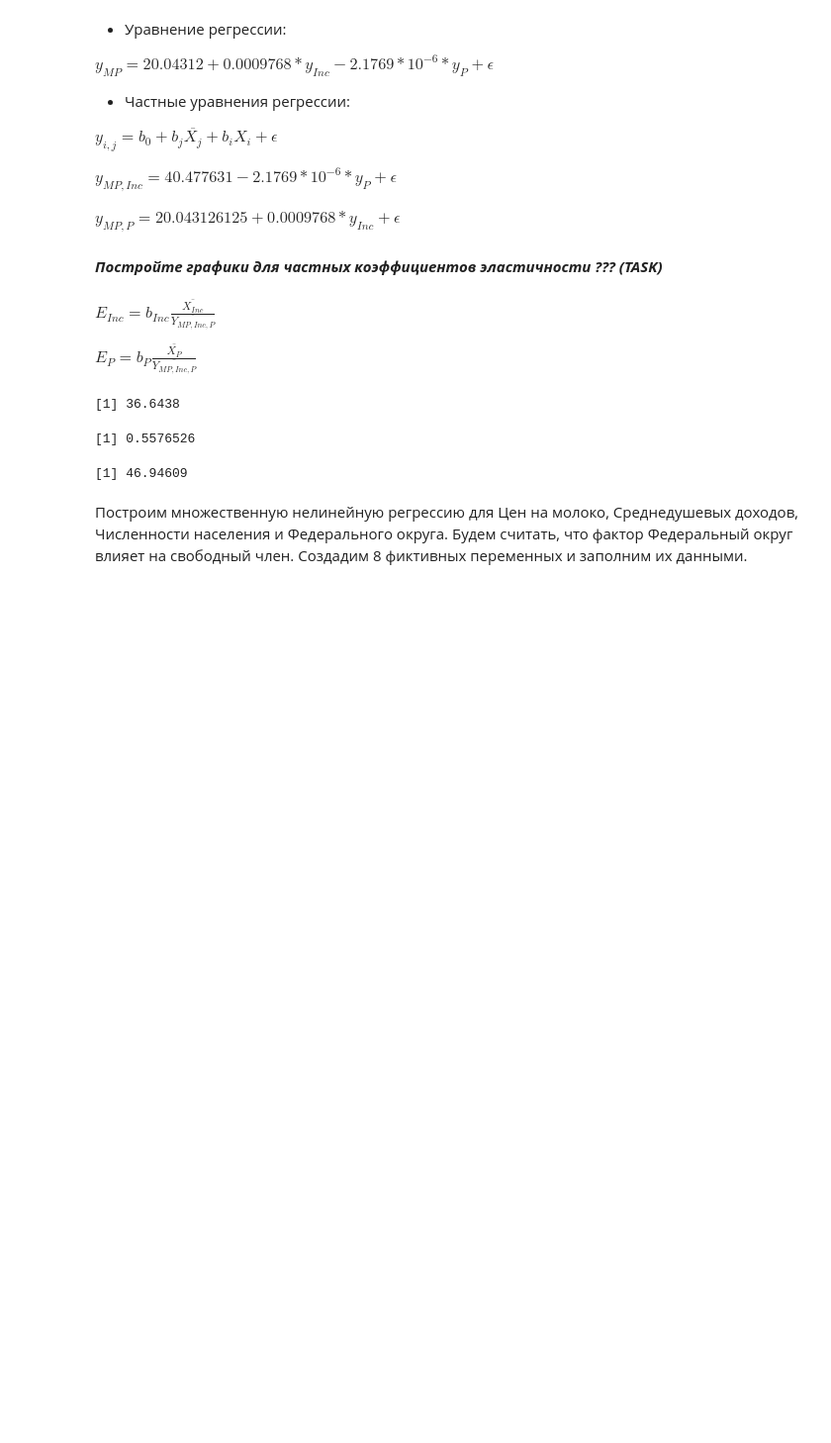
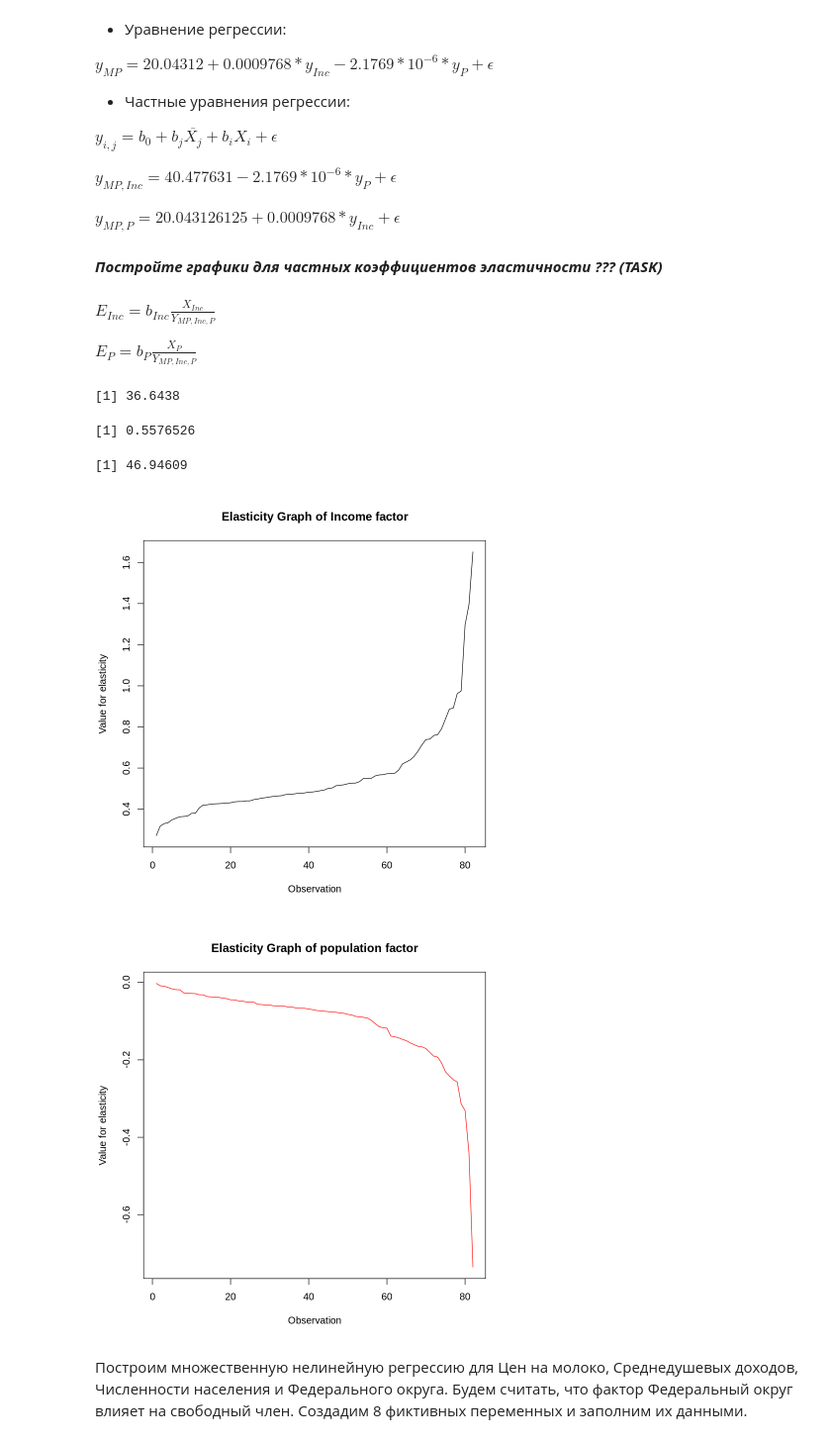
Before and after one commit to evershin104/ecomometrics, a Jupyter notebook: lab5.ipynb, the cells around one changed output. Shown: that part at 99% size. Cells and saved outputs as stored; diff of their text form; code cells hidden in the pictures; blank space fills up the shorter version.

```diff
--- a/lab5.ipynb
+++ b/lab5.ipynb
@@ -217,20 +217,27 @@ mean(M$Population)
 # %% [markdown]
 ***Постройте графики для частных коэффициентов эластичности ??? (TASK)***
 # %% [markdown]
-$E_{Inc} = b_{Inc} \frac{\overline{X_{Inc}}}{\overline{Y_{MP, Inc, P}}}$
+$E_{Inc} = b_{Inc} \frac{X_{Inc}}{Y_{MP, Inc, P}}$
 
-$E_{P} = b_{P} \frac{\overline{X_{P}}}{\overline{Y_{MP, Inc, P}}}$
+$E_{P} = b_{P} \frac{X_{P}}{Y_{MP, Inc, P}}$
 # %%
 Y_MP_Inc_P = 20.04312 + 0.0009768 * 20919.8524390244 - 2.1769*10^{-6} * 1761141.81707317
 Y_MP_Inc_P
 # %% [output]
 [1] 36.6438
-# %%
-0.0009768 * mean(M$Income) / Y_MP_Inc_P # Коэфф. эластичности фактора дохода
-0.0009768 * mean(M$Population) / Y_MP_Inc_P # Коэфф. эластичности фактора популяции
-# %% [output]
-[1] 0.5576526
-[1] 46.94609
+# %%
+0.0009768 * mean(M$Income) / Y_MP_Inc_P # Усредненный коэфф. эластичности фактора дохода
+0.0009768 * mean(M$Population) / Y_MP_Inc_P # Усредненный коэфф. эластичности фактора популяции
+
+plot(seq(1, 82, 1), 0.0009768 * M[order(M$Income), ]$Income/36.6438022408525, type = 'l', main = 'Elasticity Graph of Income factor',
+xlab = 'Observation', ylab = 'Value for elasticity')
+plot(seq(1, 82, 1), - 2.1769*10^{-6} * M[order(M$Population), ]$Population/36.6438022408525, type = 'l', main = 'Elasticity Graph of population factor',
+xlab = 'Observation', ylab = 'Value for elasticity', col = 'red')
+# %% [output]
+[1] 0.5576526
+[1] 46.94609
+[figure, added]
+[figure, added]
 # %% [markdown]
 Построим множественную нелинейную регрессию для Цен на молоко,
 Среднедушевых доходов, Численности населения и Федерального округа. Будем
```
